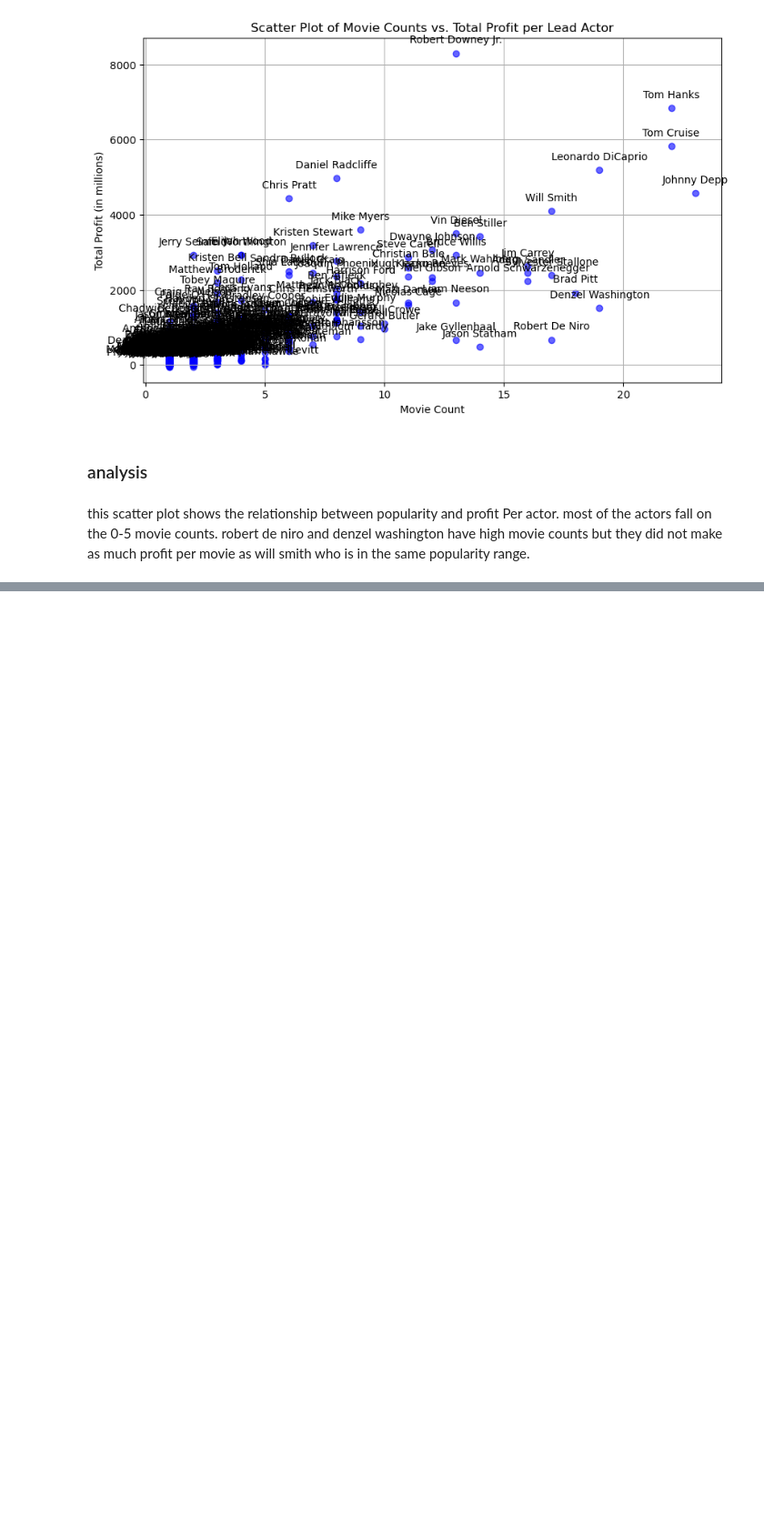
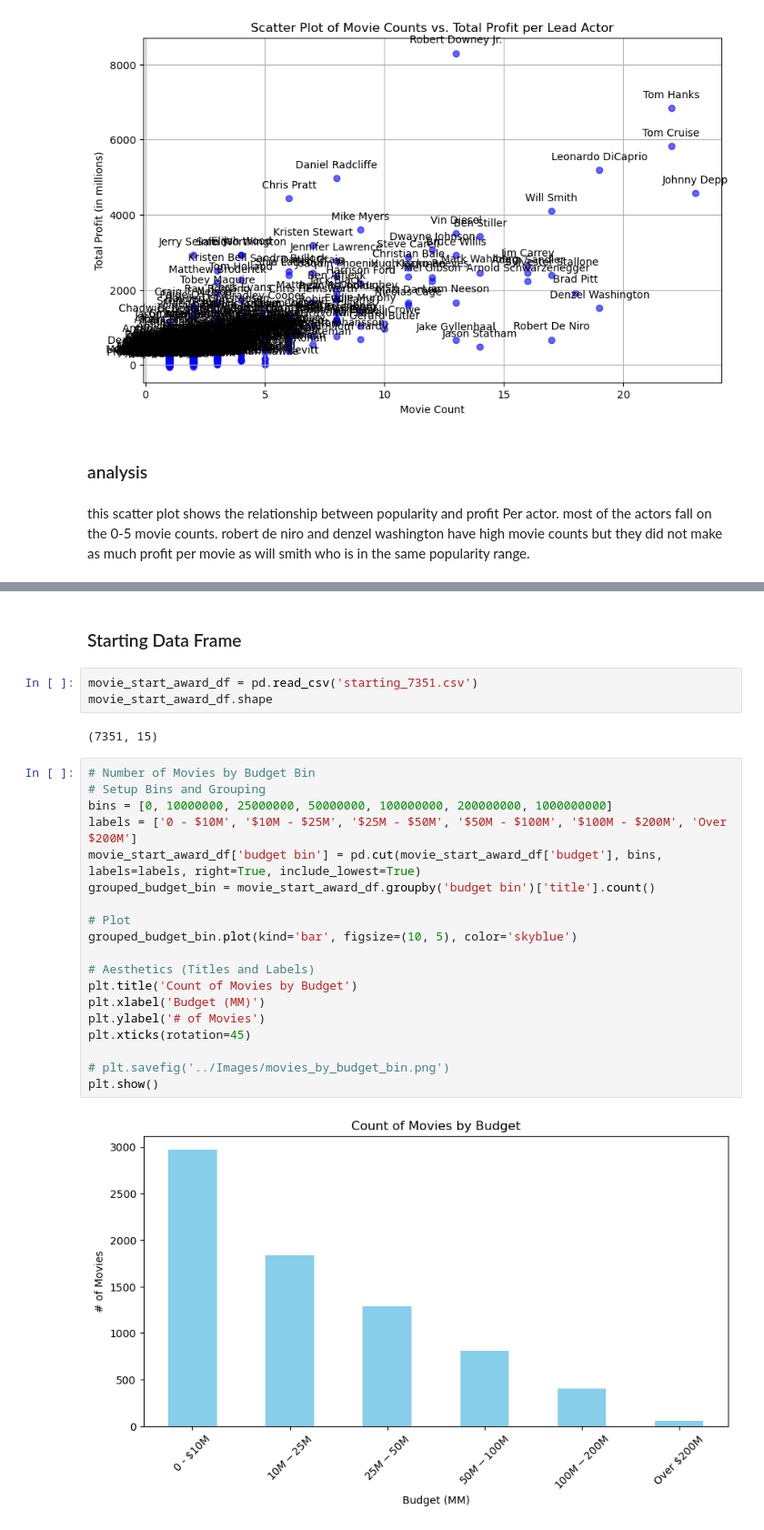
Before and after one commit to jvwastaken/Blockbuster-Breakdown, a Jupyter notebook: Data/Data_Analysis.ipynb, the cells around one changed output, grey strips where cells are left out. Shown at 91% size. Cells and saved outputs as stored; diff of their text form; blank space fills up the shorter version.

```diff
--- a/Data/Data_Analysis.ipynb
+++ b/Data/Data_Analysis.ipynb
@@ -245,0 +263,28 @@ Awards Analysis
+# %% [markdown]
+### Starting Data Frame
+# %%
+movie_start_award_df = pd.read_csv('starting_7351.csv')
+movie_start_award_df.shape
+# %% [output]
+(7351, 15)
+# %%
+# Number of Movies by Budget Bin
+# Setup Bins and Grouping
+bins = [0, 10000000, 25000000, 50000000, 100000000, 200000000, 1000000000]
+labels = ['0 - $10M', '$10M - $25M', '$25M - $50M', '$50M - $100M', '$100M - $200M', 'Over $200M']
+movie_start_award_df['budget bin'] = pd.cut(movie_start_award_df['budget'], bins, labels=labels, right=True, include_lowest=True)
+grouped_budget_bin = movie_start_award_df.groupby('budget bin')['title'].count()
+
+# Plot
+grouped_budget_bin.plot(kind='bar', figsize=(10, 5), color='skyblue')
+
+# Aesthetics (Titles and Labels)
+plt.title('Count of Movies by Budget')
+plt.xlabel('Budget (MM)')
+plt.ylabel('# of Movies')
+plt.xticks(rotation=45)
+
+# plt.savefig('../Images/movies_by_budget_bin.png')
+plt.show()
+# %% [output]
+[figure, added]
```
Also changed, not shown: parts of 5 cells of this notebook, 2 other files.
